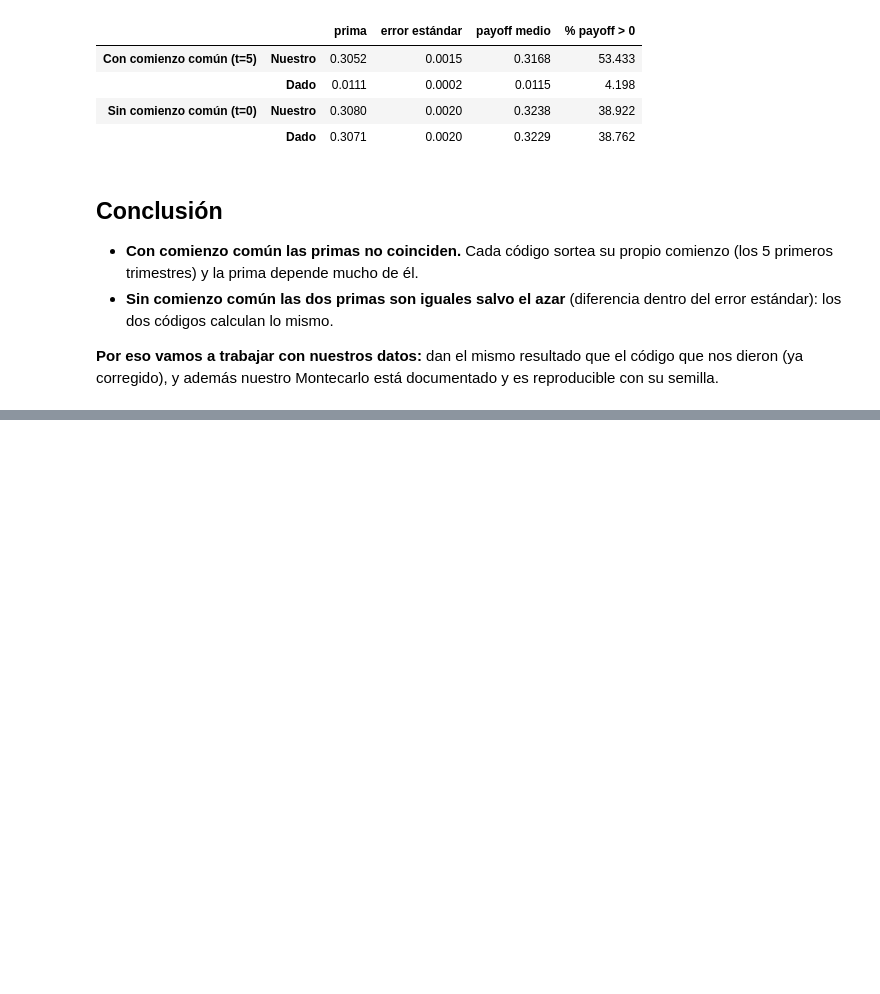
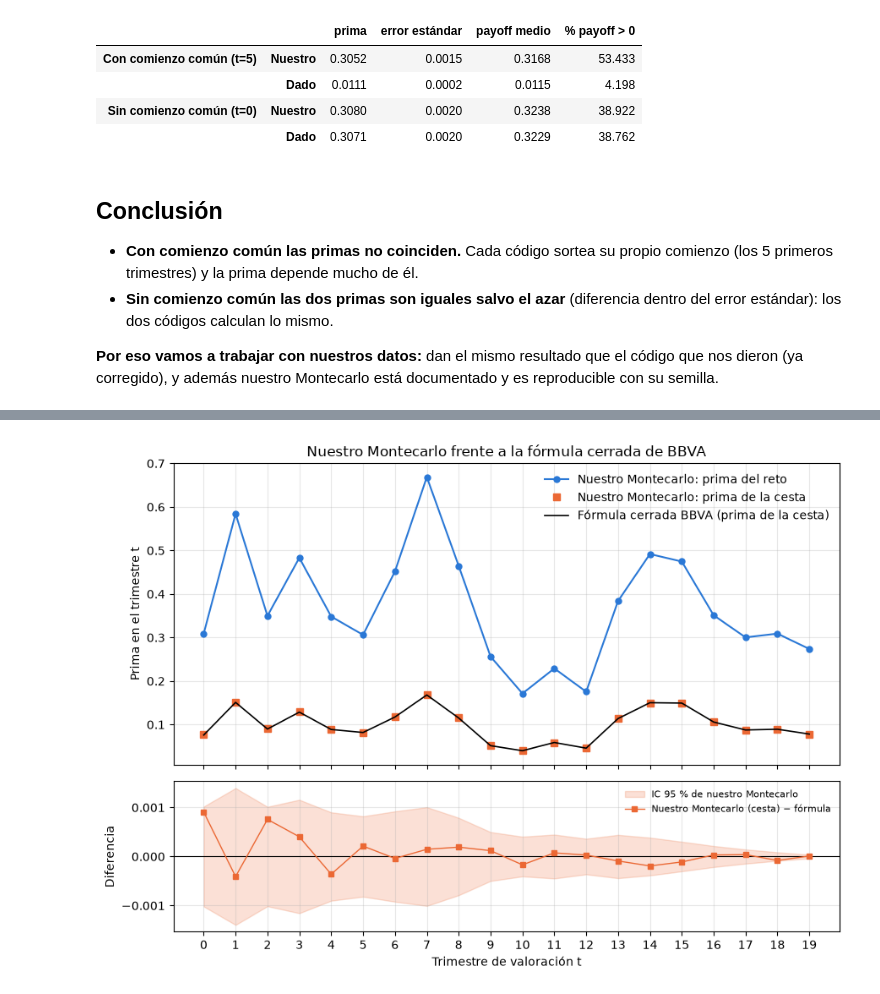
Before and after one commit to alvmorenobl/bbva-option-pricing-montecarlo-rnn, a Jupyter notebook: comparacion_resultados_MC.ipynb, the cells around one changed output, grey strips where cells are left out. Drawn from its saved outputs; the diff is of its cells as text; code cells hidden in the pictures; blank space fills up the shorter version.

Commit message:
Comparacion de primas con las tres opciones

```diff
--- a/comparacion_resultados_MC.ipynb
+++ b/comparacion_resultados_MC.ipynb
@@ -90,0 +161,14 @@ pd.DataFrame(filas).T.round(4)
+# %%
+h_ref = np.abs(payoff_nuestro - payoff_nuestro.mean()).argmin()   # simulación con payoff más cercano a la media
+ref = np.vstack([S1, S2[h_ref]])       # trayectoria de referencia, trimestres 0 a 20: (21, 3)
+
+def valorar_en(t, n_sims=n_finales, seed=100):
+    rng_t = np.random.default_rng(seed + t)
+    Z = rng_t.standard_normal((n_sims, n_times - t, 3)) @ L.T
+    futuro = ref[t] * np.cumprod(np.exp((mu - 0.5 * sigma**2) * dt + sigma * Z * np.sqrt(dt)), axis=1)
+    Xt = np.concatenate([np.broadcast_to(ref[1:t + 1], (n_sims, t, 3)), futuro], axis=1)   # (n_sims, 20, 3)
+    return {"trimestre": t, **primas(Xt, t, ref[:t + 1].T)}
+
+comparacion = pd.DataFrame([valorar_en(t) for t in range(n_times)]).set_index("trimestre")
+comparacion["diferencia cesta"] = comparacion["prima cesta (MC)"] - comparacion["fórmula BBVA"]
+comparacion.round(4)
@@ -90,0 +194,29 @@ pd.DataFrame(filas).T.round(4)
+# %%
+fig, (ax1, ax2) = plt.subplots(2, 1, figsize=(9, 6.5), sharex=True, gridspec_kw={"height_ratios": [2, 1]})
+tq = comparacion.index
+
+ax1.plot(tq, comparacion["prima reto"], "o-", color="#2a78d6", lw=1.5, ms=5,
+         label="Nuestro Montecarlo: prima del reto")
+ax1.plot(tq, comparacion["prima cesta (MC)"], "s", color="#eb6834", ms=6,
+         label="Nuestro Montecarlo: prima de la cesta")
+ax1.plot(tq, comparacion["fórmula BBVA"], "-", color="black", lw=1.2,
+         label="Fórmula cerrada BBVA (prima de la cesta)")
+ax1.set_ylabel("Prima en el trimestre t")
+ax1.set_title("Nuestro Montecarlo frente a la fórmula cerrada de BBVA")
+ax1.legend(frameon=False)
+ax1.grid(alpha=0.3)
+
+ax2.axhline(0, color="black", lw=0.8)
+ax2.fill_between(tq, -comparacion["IC 95 % cesta"], comparacion["IC 95 % cesta"], color="#eb6834", alpha=0.2,
+                 label="IC 95 % de nuestro Montecarlo")
+ax2.plot(tq, comparacion["diferencia cesta"], "s-", color="#eb6834", ms=4, lw=1, label="Nuestro Montecarlo (cesta) − fórmula")
+ax2.set_xlabel("Trimestre de valoración t")
+ax2.set_ylabel("Diferencia")
+ax2.set_xticks(range(n_times))
+ax2.legend(frameon=False, fontsize=8)
+ax2.grid(alpha=0.3)
+
+plt.tight_layout()
+plt.show()
+# %% [output]
+[figure, added]
```
Also changed, not shown: parts of 7 cells of this notebook.
